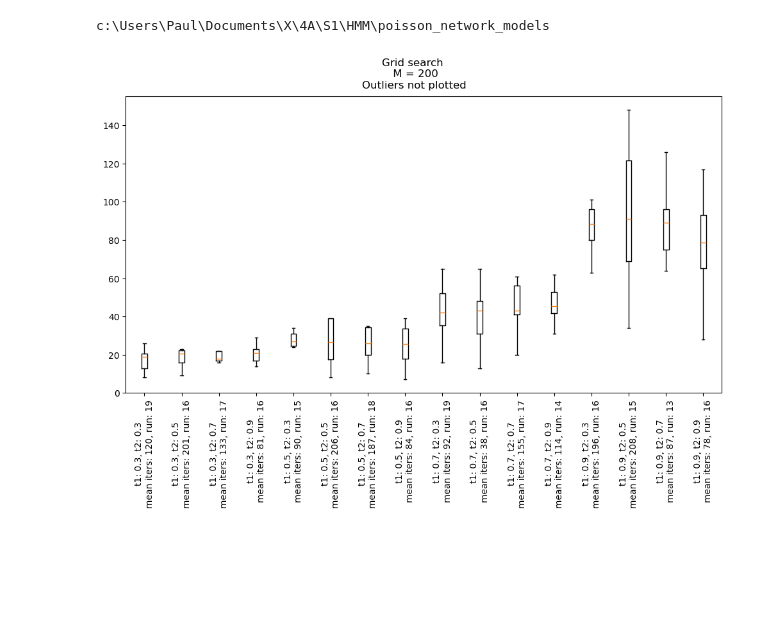
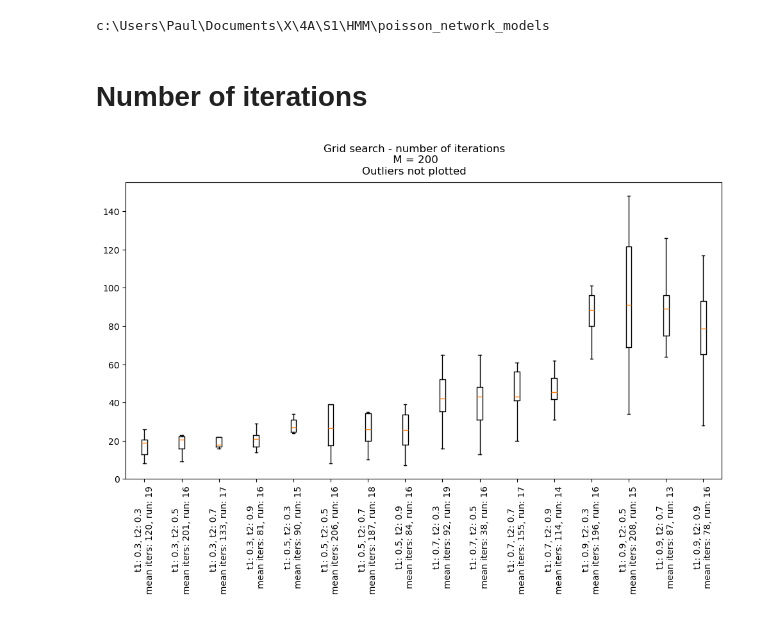
Before and after one commit to DanielBonnery/poisson_network_models, a Jupyter notebook: src/smc_2324_project/experiments/hyperparams_tuning/plot_results.ipynb, the cells around one changed output. Saved outputs shown, nothing was run; the diff lists cells and outputs as text; code cells hidden in the pictures; blank space fills up the shorter version.

```diff
--- a/src/smc_2324_project/experiments/hyperparams_tuning/plot_results.ipynb
+++ b/src/smc_2324_project/experiments/hyperparams_tuning/plot_results.ipynb
@@ -30,37 +30,39 @@ for filename in hyperparams_tuning_filenames:
 
 # # save results
 # pkl.dump(results, open('data/hyperparams_tuning_results.pkl', 'wb'))
+# %% [markdown]
+# Number of iterations
 # %%
 import matplotlib.pyplot as plt
 
 # Initialize a 3x3 subplot grid
 fig, ax = plt.subplots(figsize=(12, 6))
 xticks_labels = []
 
 # retrieve the results
 for i,t1 in enumerate(results.keys()):
     for j,t2 in enumerate(results[t1].keys()):
         num_iters = []
         for result in results[t1][t2]:
             num_iters.append(len(result.shared["exponents"]))
 
         # Set the x position for the boxplot
         x_position = i * len(results[t1].keys()) + j
 
         # Plot the boxplot at the specified x position
         ax.boxplot(num_iters, showfliers=False, positions=[x_position])
 
         # Set the text at the right position
         text = "t1: {}, t2: {}\nmean iters: {}, run: {}".format(t1, t2, int(np.mean(num_iters)), len(num_iters))
         xticks_labels.append(text)
 
 ax.set_xticklabels(xticks_labels,rotation=90)
 
 # Adjust layout for better spacing
 # plt.tight_layout()
-fig.suptitle("Grid search \n M = 200\nOutliers not plotted")
+fig.suptitle("Grid search - number of iterations\n M = 200\nOutliers not plotted")
 
 # Show the plot
 plt.show()
 # %% [output]
-[figure, old version]
+[figure, new version]
```
Also changed, not shown: parts of 4 cells of this notebook, 4 other files.
